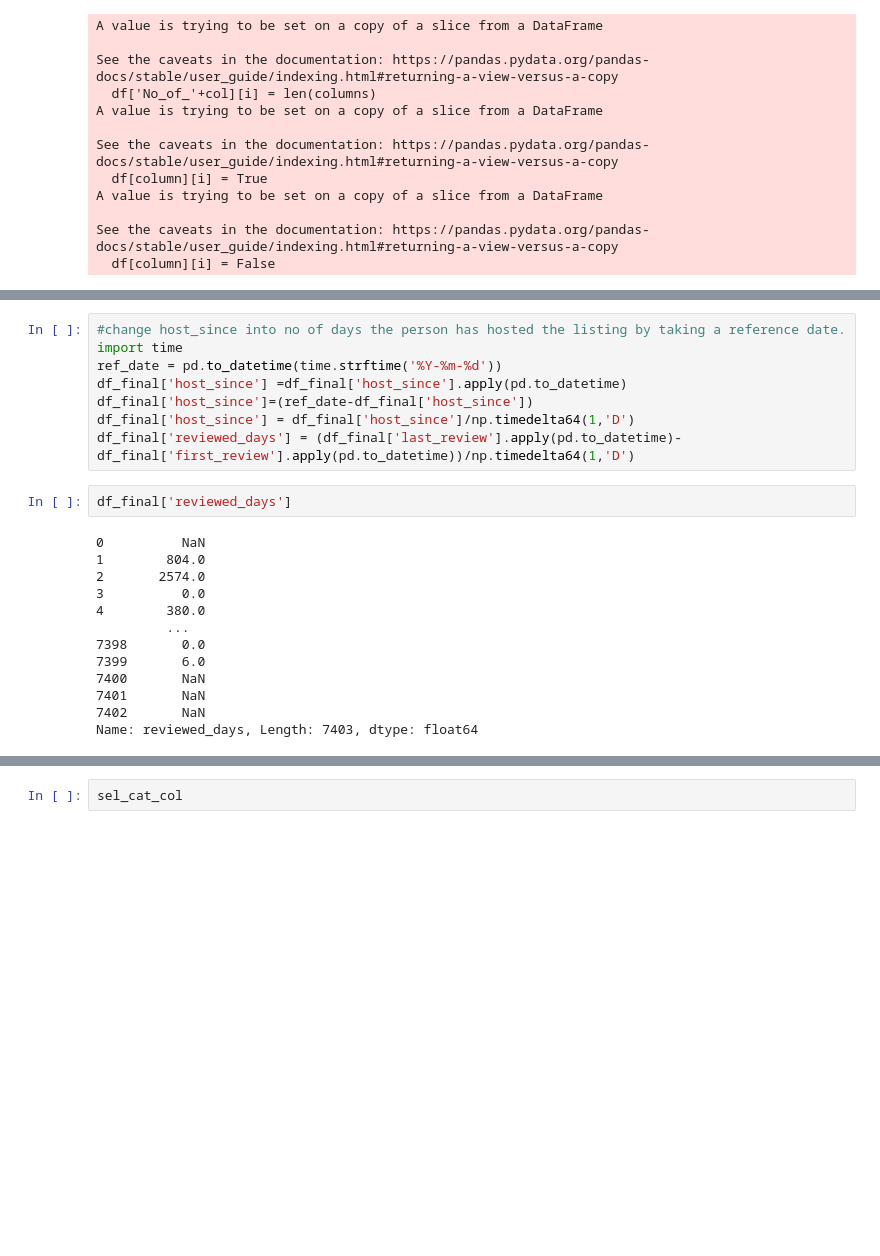
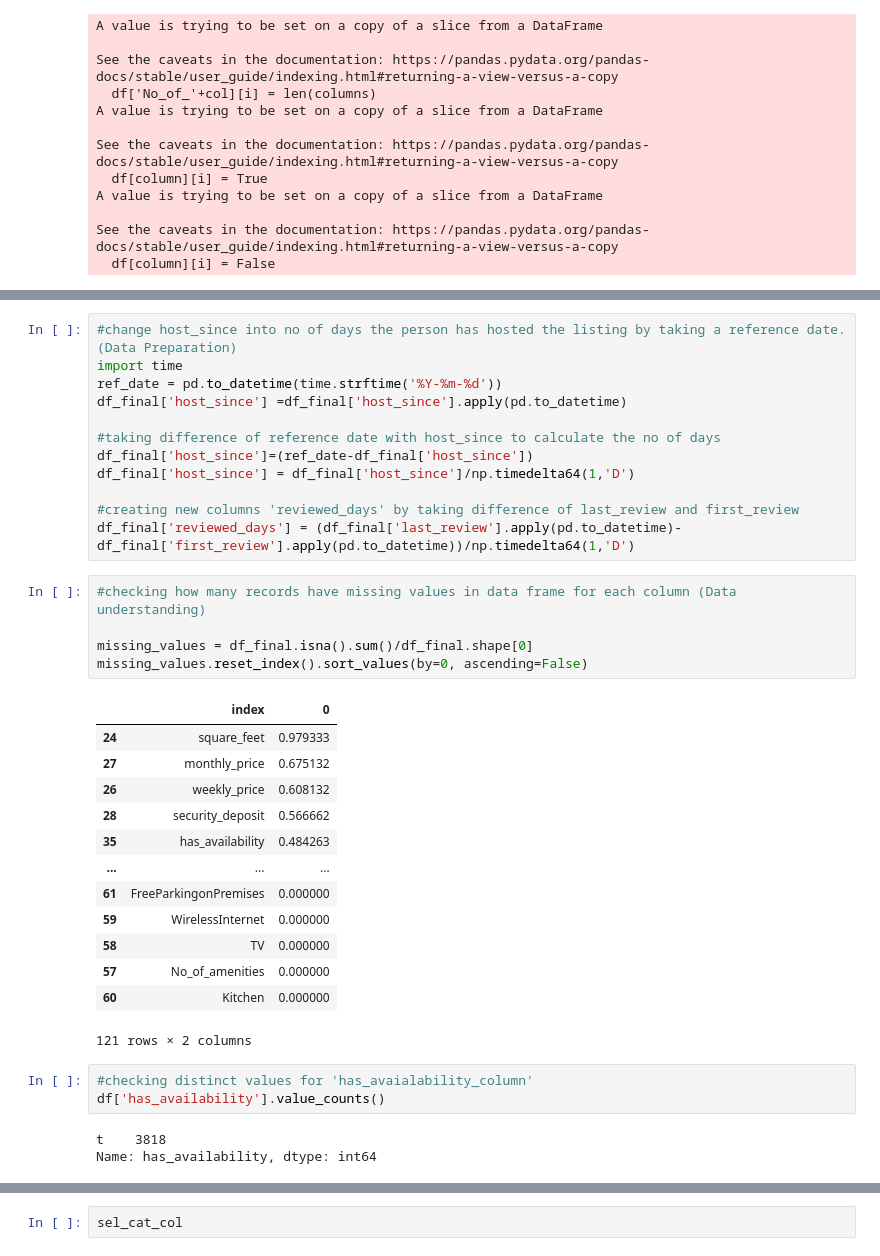
Before and after one commit to Piyush23Rai/AirBnB, a Jupyter notebook: Price Model.ipynb, the cells around one changed output, grey strips where cells are left out. Cells and saved outputs as stored; diff of their text form; blank space fills up the shorter version.

```diff
--- a/Price Model.ipynb
+++ b/Price Model.ipynb
@@ -53,24 +88,38 @@ See the caveats in the documentation: https://pandas.pydata.org/pandas-docs/stab
 # %%
-#change host_since into no of days the person has hosted the listing by taking a reference date.
+#change host_since into no of days the person has hosted the listing by taking a reference date. (Data Preparation)
 import time
 ref_date = pd.to_datetime(time.strftime('%Y-%m-%d'))
 df_final['host_since'] =df_final['host_since'].apply(pd.to_datetime)
+
+#taking difference of reference date with host_since to calculate the no of days
 df_final['host_since']=(ref_date-df_final['host_since'])
 df_final['host_since'] = df_final['host_since']/np.timedelta64(1,'D')
+
+#creating new columns 'reviewed_days' by taking difference of last_review and first_review
 df_final['reviewed_days'] = (df_final['last_review'].apply(pd.to_datetime)-df_final['first_review'].apply(pd.to_datetime))/np.timedelta64(1,'D')
-# %%
-df_final['reviewed_days']
-# %% [output]
-0          NaN
-1        804.0
-2       2574.0
-3          0.0
-4        380.0
-         ...
-7398       0.0
-7399       6.0
-7400       NaN
-7401       NaN
-7402       NaN
-Name: reviewed_days, Length: 7403, dtype: float64
+# %%
+#checking how many records have missing values in data frame for each column (Data understanding)
+
+missing_values = df_final.isna().sum()/df_final.shape[0]
+missing_values.reset_index().sort_values(by=0, ascending=False)
+# %% [output]
+|  | index | 0 |
+| 24 | square_feet | 0.979333 |
+| 27 | monthly_price | 0.675132 |
+| 26 | weekly_price | 0.608132 |
+| 28 | security_deposit | 0.566662 |
+| 35 | has_availability | 0.484263 |
+| ... | ... | ... |
+| 61 | FreeParkingonPremises | 0.000000 |
+| 59 | WirelessInternet | 0.000000 |
+| 58 | TV | 0.000000 |
+| 57 | No_of_amenities | 0.000000 |
+| 60 | Kitchen | 0.000000 |
+121 rows × 2 columns
+# %%
+#checking distinct values for 'has_avaialability_column'
+df['has_availability'].value_counts()
+# %% [output]
+t    3818
+Name: has_availability, dtype: int64
 # %%
```
Also changed, not shown: parts of 32 cells of this notebook, 4 other files.
